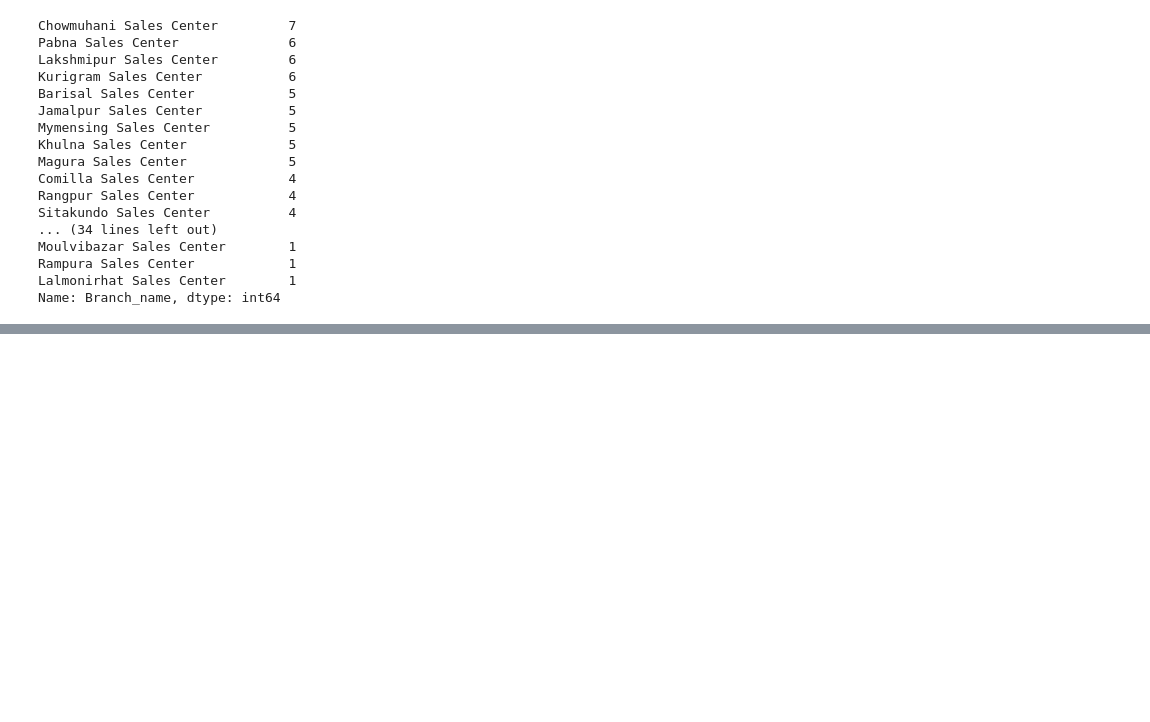
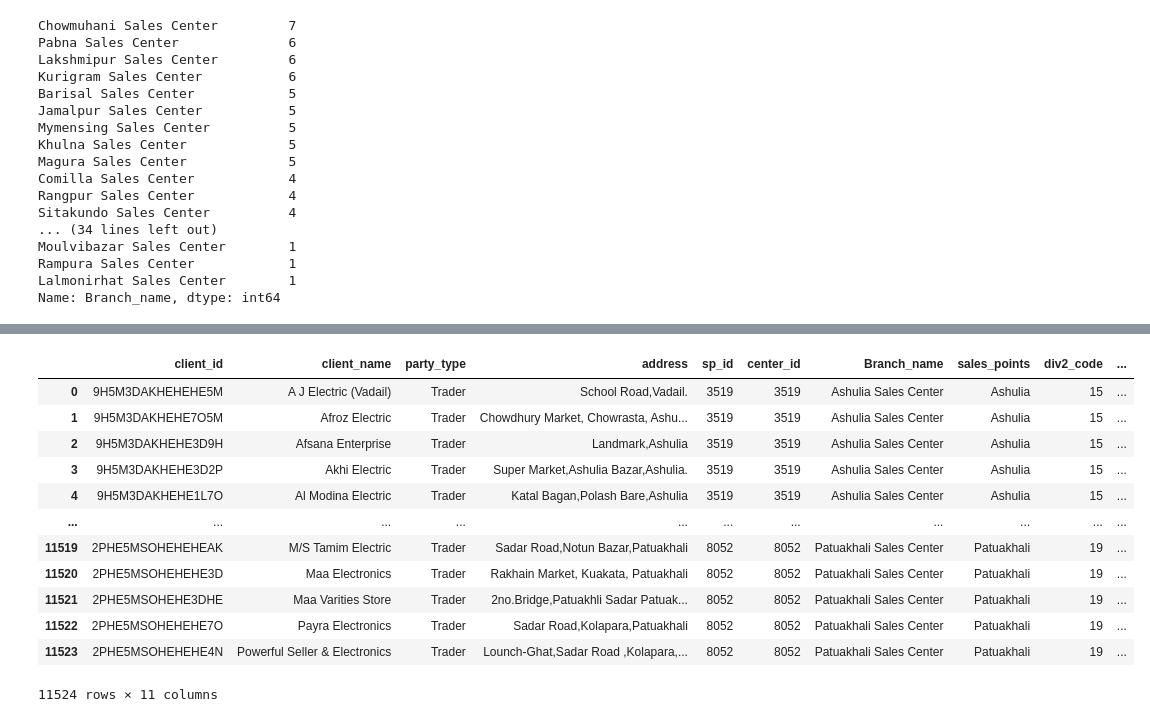
Before and after one commit to Maruf2309/General, a Jupyter notebook: tms_oct_fy21.ipynb, the cells around one changed output, grey strips where cells are left out. Saved outputs shown, nothing was run; the diff lists cells and outputs as text; code cells hidden in the pictures; blank space fills up the shorter version.

```diff
--- a/tms_oct_fy21.ipynb
+++ b/tms_oct_fy21.ipynb
@@ -387,0 +443,2 @@ Name: Branch_name, dtype: int64
+# %%
+tds.rename(columns={'sp_id':'center_id'}, inplace=True)
@@ -395,0 +830,4 @@ test.shape
+# %%
+# Working Table 2
+test_2 = pd.merge(tds, sc, left_on='sp_id', right_on='center_id')
+test_2.head()
@@ -395,0 +841,19 @@ test.shape
+# %%
+# Working Table 2
+# step 2: add new col (tradername + branch name) - working table 1
+test_2['trd_scid'] = test_2["client_name"]+test_2['Branch_name']
+test_2
+# %% [output]
+|  | client_id | client_name | party_type | address | sp_id | center_id | Branch_name | sales_points | div2_code | ... |
+| 0 | 9H5M3DAKHEHEHE5M | A J Electric (Vadail) | Trader | School Road,Vadail. | 3519 | 3519 | Ashulia Sales Center | Ashulia | 15 | ... |
+| 1 | 9H5M3DAKHEHE7O5M | Afroz Electric | Trader | Chowdhury Market, Chowrasta, Ashu... | 3519 | 3519 | Ashulia Sales Center | Ashulia | 15 | ... |
+| 2 | 9H5M3DAKHEHE3D9H | Afsana Enterprise | Trader | Landmark,Ashulia | 3519 | 3519 | Ashulia Sales Center | Ashulia | 15 | ... |
+| 3 | 9H5M3DAKHEHE3D2P | Akhi Electric | Trader | Super Market,Ashulia Bazar,Ashulia. | 3519 | 3519 | Ashulia Sales Center | Ashulia | 15 | ... |
+| 4 | 9H5M3DAKHEHE1L7O | Al Modina Electric | Trader | Katal Bagan,Polash Bare,Ashulia | 3519 | 3519 | Ashulia Sales Center | Ashulia | 15 | ... |
+| ... | ... | ... | ... | ... | ... | ... | ... | ... | ... | ... |
+| 11519 | 2PHE5MSOHEHEHEAK | M/S Tamim Electric | Trader | Sadar Road,Notun Bazar,Patuakhali | 8052 | 8052 | Patuakhali Sales Center | Patuakhali | 19 | ... |
+| 11520 | 2PHE5MSOHEHEHE3D | Maa Electronics | Trader | Rakhain Market, Kuakata, Patuakhali | 8052 | 8052 | Patuakhali Sales Center | Patuakhali | 19 | ... |
+| 11521 | 2PHE5MSOHEHE3DHE | Maa Varities Store | Trader | 2no.Bridge,Patuakhli Sadar Patuak... | 8052 | 8052 | Patuakhali Sales Center | Patuakhali | 19 | ... |
+| 11522 | 2PHE5MSOHEHEHE7O | Payra Electronics | Trader | Sadar Road,Kolapara,Patuakhali | 8052 | 8052 | Patuakhali Sales Center | Patuakhali | 19 | ... |
+| 11523 | 2PHE5MSOHEHEHE4N | Powerful Seller & Electronics | Trader | Lounch-Ghat,Sadar Road ,Kolapara,... | 8052 | 8052 | Patuakhali Sales Center | Patuakhali | 19 | ... |
+11524 rows × 11 columns
```
Also changed, not shown: parts of 54 cells of this notebook.
